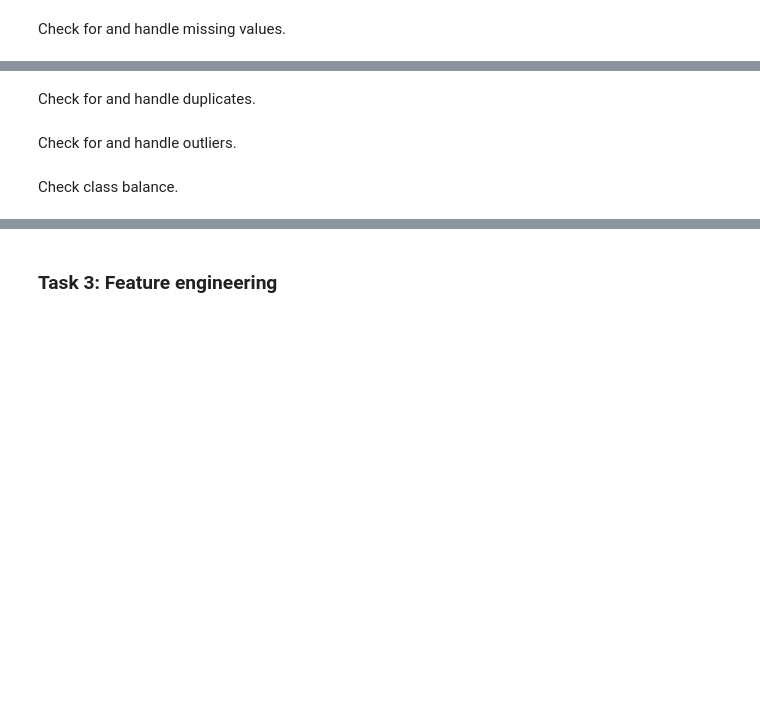
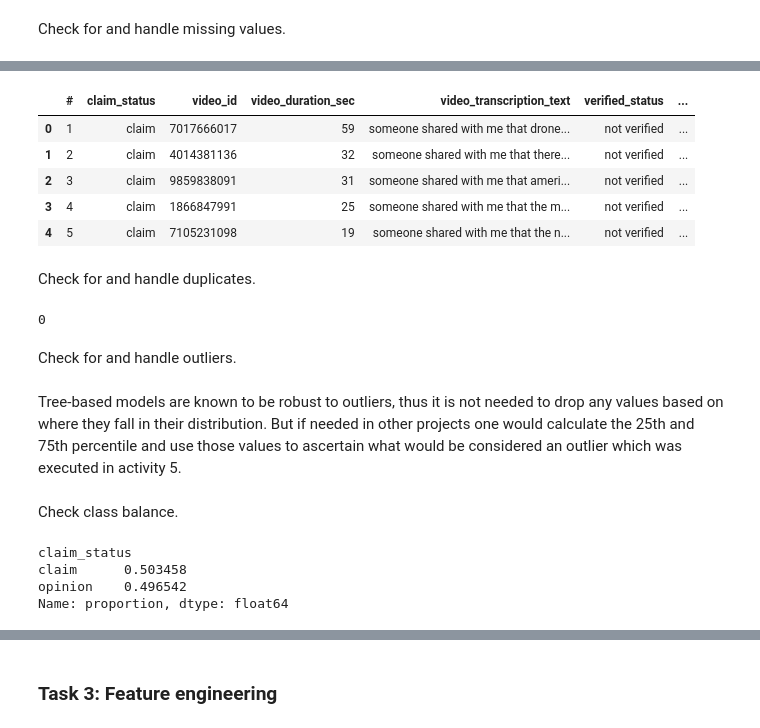
Before and after one commit to pakkaii/resume, a Jupyter notebook: Course 6 Proj/Activity_Course 6 TikTok project lab.ipynb, the cells around one changed output, grey strips where cells are left out. Drawn from its saved outputs; the diff is of its cells as text; code cells hidden in the pictures; blank space fills up the shorter version.

```diff
--- a/Course 6 Proj/Activity_Course 6 TikTok project lab.ipynb
+++ b/Course 6 Proj/Activity_Course 6 TikTok project lab.ipynb
@@ -133,11 +235,20 @@ Check for and handle missing values.
 # %%
-
 # Display first few rows after handling missing values
 ### YOUR CODE HERE ###
+data.head()
+# %% [output]
+|  | # | claim_status | video_id | video_duration_sec | video_transcription_text | verified_status | ... |
+| 0 | 1 | claim | 7017666017 | 59 | someone shared with me that drone... | not verified | ... |
+| 1 | 2 | claim | 4014381136 | 32 | someone shared with me that there... | not verified | ... |
+| 2 | 3 | claim | 9859838091 | 31 | someone shared with me that ameri... | not verified | ... |
+| 3 | 4 | claim | 1866847991 | 25 | someone shared with me that the m... | not verified | ... |
+| 4 | 5 | claim | 7105231098 | 19 | someone shared with me that the n... | not verified | ... |
 # %% [markdown]
 Check for and handle duplicates.
 # %%
 # Check for duplicates
-### YOUR CODE HERE ###
+data.duplicated().sum()
+# %% [output]
+0
 # %% [markdown]
 Check for and handle outliers.
@@ -146,8 +255,15 @@ Check for and handle outliers.
+# %% [markdown]
+Tree-based models are known to be robust to outliers, thus it is not needed to drop any values based on where they fall in their distribution. But if needed in other projects one would calculate the 25th and 75th percentile and use those values to ascertain what would be considered an outlier which was executed in activity 5.
 # %% [markdown]
 Check class balance.
 # %%
 # Check class balance
-### YOUR CODE HERE ###
+data["claim_status"].value_counts(normalize=True)
+# %% [output]
+claim_status
+claim      0.503458
+opinion    0.496542
+Name: proportion, dtype: float64
 # %% [markdown]
 <img src="images/Construct.png" width="100" height="100" align=left>
 
```
Also changed, not shown: parts of 31 cells of this notebook.
